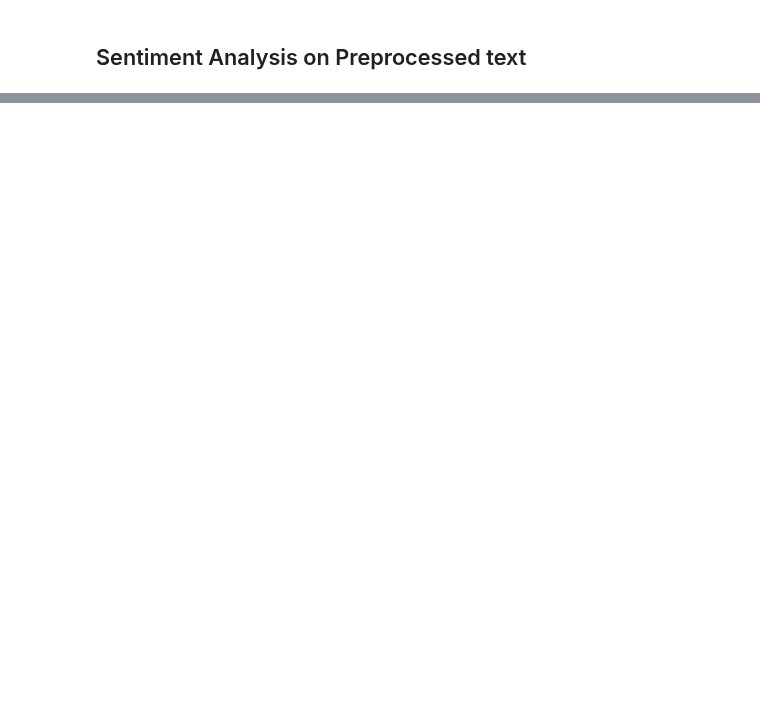
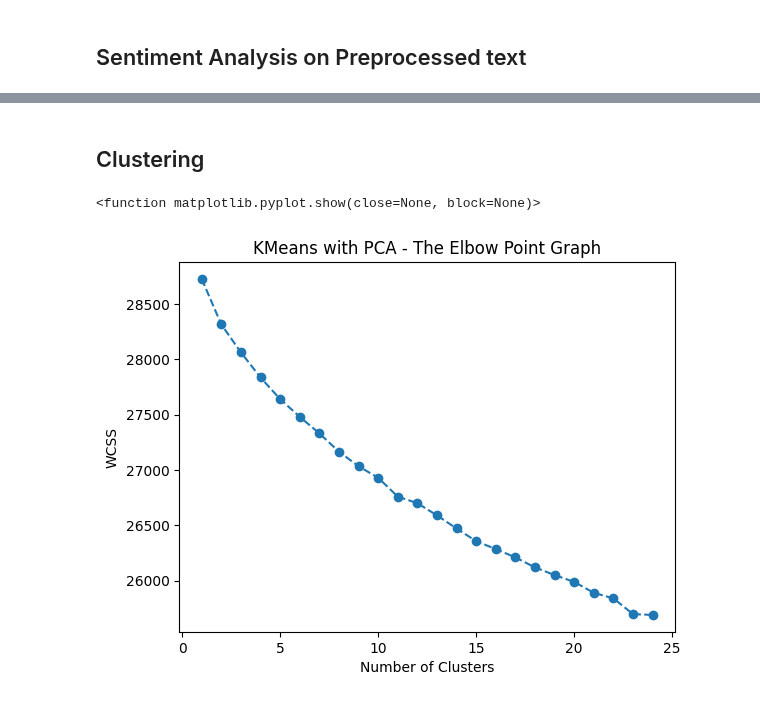
Before and after one commit to hilarylimyuxuan/Book-Recommendation-System, a Jupyter notebook: Modelling.ipynb, the cells around one changed output, grey strips where cells are left out. Drawn from its saved outputs; the diff is of its cells as text; code cells hidden in the pictures; blank space fills up the shorter version.

```diff
--- a/Modelling.ipynb
+++ b/Modelling.ipynb
@@ -143,0 +232,27 @@ tfidf_matrix = tf.fit_transform(book_rec_df['sentence_preprocessed'])
+# %%
+svd = TruncatedSVD(n_components=600)
+svd_data = svd.fit_transform(tfidf_matrix)
+# %% [markdown]
+## Clustering
+# %%
+from sklearn.cluster import KMeans
+from sklearn.preprocessing import MinMaxScaler
+import matplotlib.pyplot as plt
+
+# fit k-means using the tf-idf vector
+wcss = []
+# for loop to find the wcss value
+for i in range(1,25):
+    kmeans = KMeans(n_clusters = i, init = 'k-means++')
+    kmeans.fit(svd_data)
+    wcss.append(kmeans.inertia_)
+
+# determine the optimal number of clusters using Elbow method
+plt.plot(range(1,25), wcss, marker = 'o', linestyle = '--')
+plt.title('KMeans with PCA - The Elbow Point Graph')
+plt.xlabel('Number of Clusters')
+plt.ylabel('WCSS')
+plt.show
+# %% [output]
+<function matplotlib.pyplot.show(close=None, block=None)>
+[figure, added]
```
Also changed, not shown: parts of 62 cells of this notebook.
